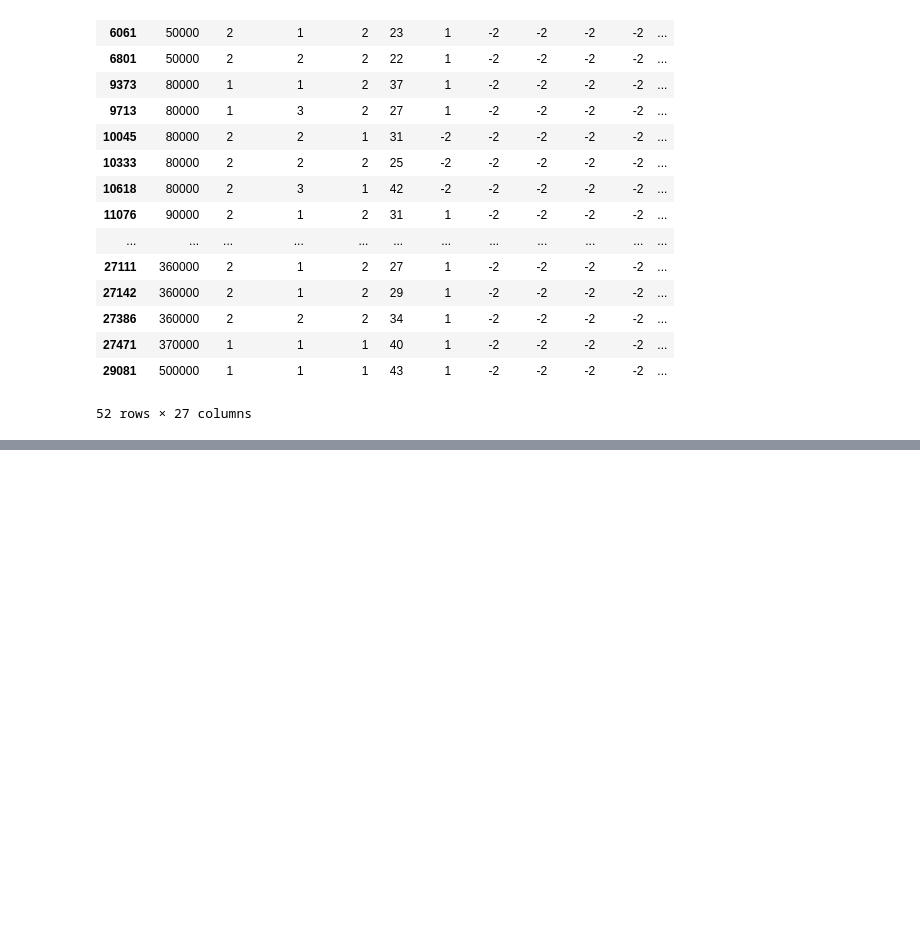
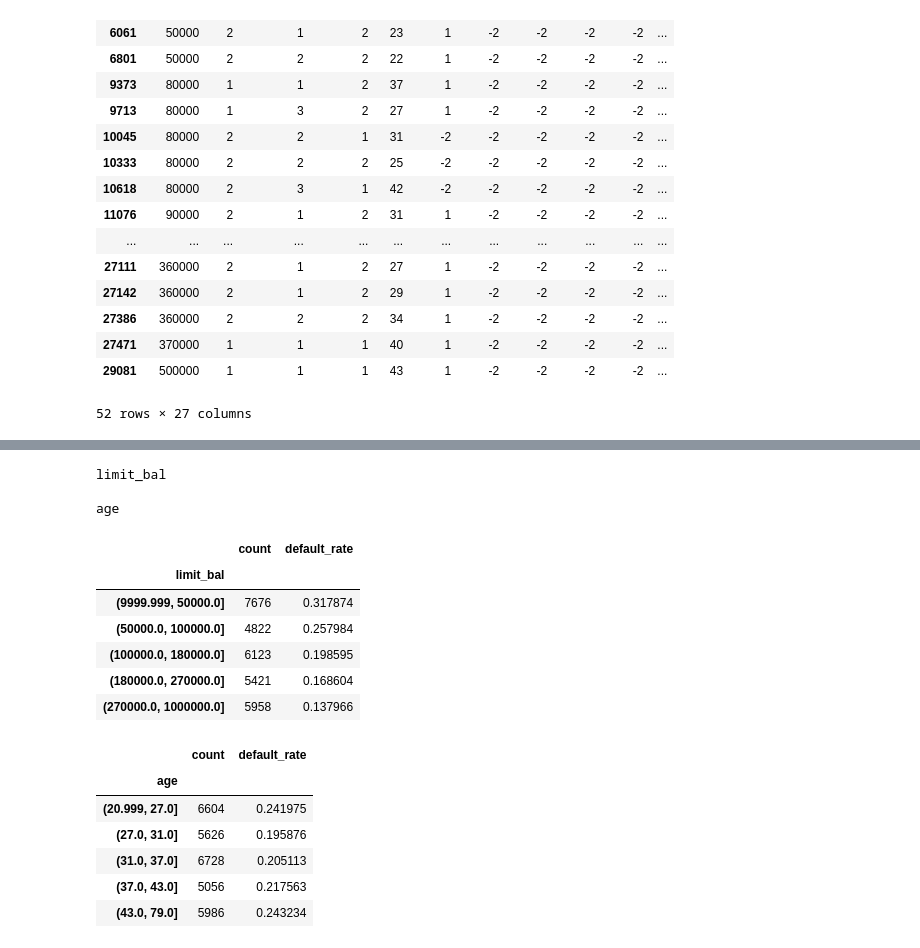
Before and after one commit to claudcelle/credit_default_prediction, a Jupyter notebook: notebooks/eda.ipynb, the cells around one changed output, grey strips where cells are left out. Drawn from its saved outputs; the diff is of its cells as text; code cells hidden in the pictures; blank space fills up the shorter version.

```diff
--- a/notebooks/eda.ipynb
+++ b/notebooks/eda.ipynb
@@ -552,0 +528,29 @@ Percentage removed: 86.57%
+# %%
+for col in ["limit_bal", "age"]:
+    groups = pd.qcut(df[col], q=5, duplicates="drop")
+
+    result = (
+        df.groupby(groups, observed=True)["default_payment_next_month"]
+        .agg(count="size", default_rate="mean")
+    )
+
+    print(f"\n{col}")
+    display(result)
+# %% [output]
+limit_bal
+
+age
+|  | count | default_rate |
+| limit_bal |  |  |
+| (9999.999, 50000.0] | 7676 | 0.317874 |
+| (50000.0, 100000.0] | 4822 | 0.257984 |
+| (100000.0, 180000.0] | 6123 | 0.198595 |
+| (180000.0, 270000.0] | 5421 | 0.168604 |
+| (270000.0, 1000000.0] | 5958 | 0.137966 |
+|  | count | default_rate |
+| age |  |  |
+| (20.999, 27.0] | 6604 | 0.241975 |
+| (27.0, 31.0] | 5626 | 0.195876 |
+| (31.0, 37.0] | 6728 | 0.205113 |
+| (37.0, 43.0] | 5056 | 0.217563 |
+| (43.0, 79.0] | 5986 | 0.243234 |
```
Also changed, not shown: parts of 44 cells of this notebook, 21 other files.
